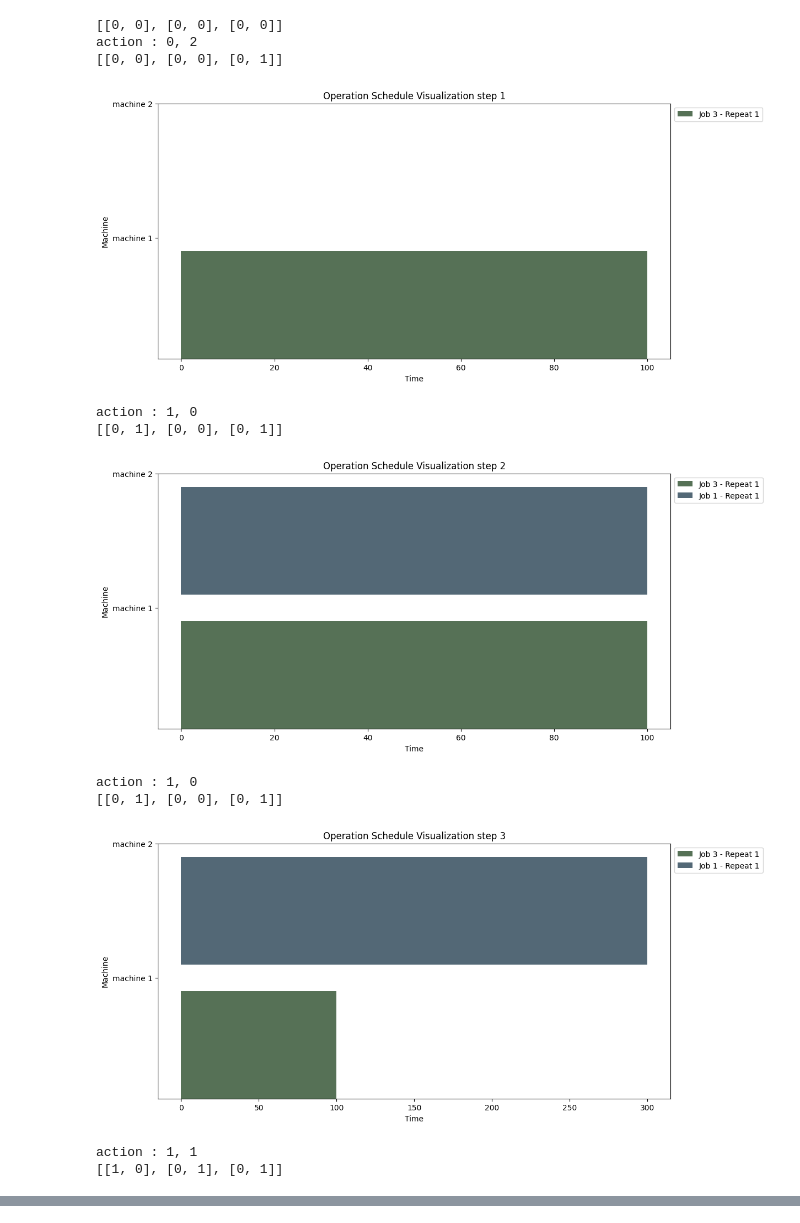
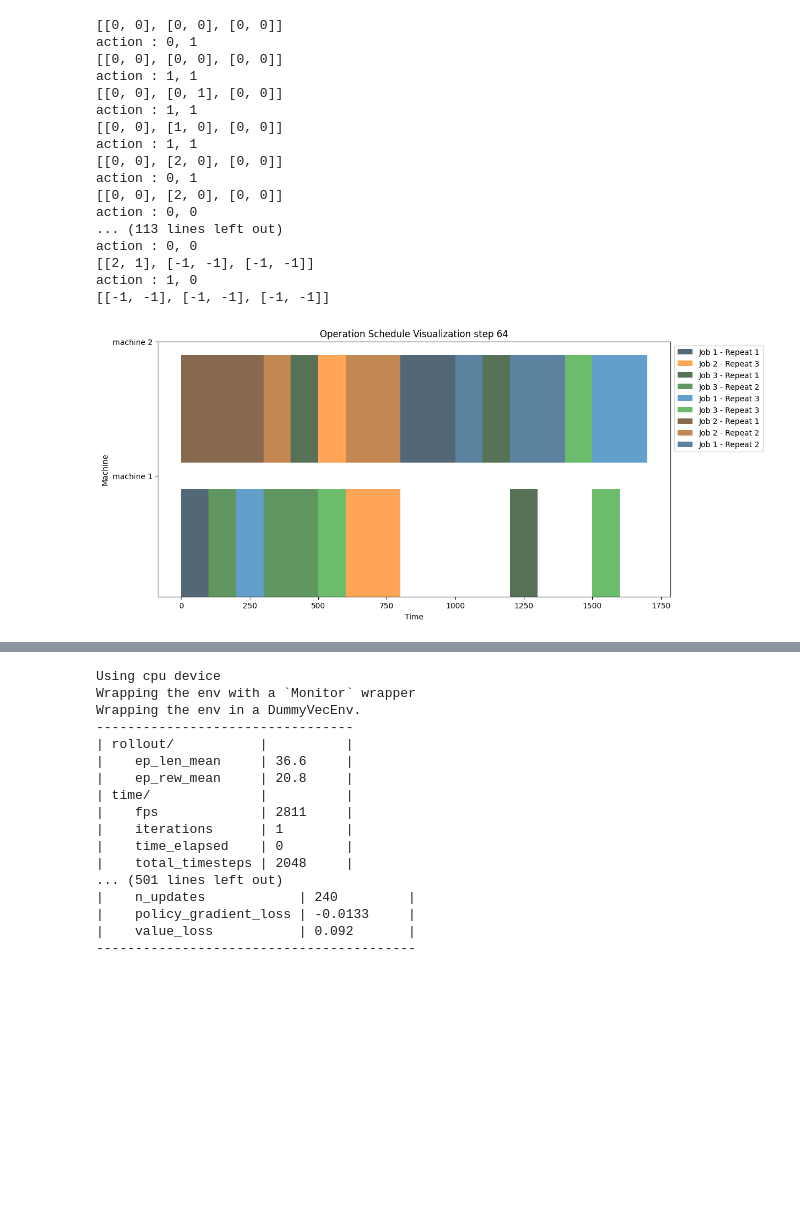
Before and after one commit to Huch0/RL-Scheduler, a Jupyter notebook: Test_CustomRepeatableEnv.ipynb, the cells around one changed output, grey strips where cells are left out. Drawn from its saved outputs; the diff is of its cells as text; code cells hidden in the pictures; blank space fills up the shorter version.

```diff
--- a/Test_CustomRepeatableEnv.ipynb
+++ b/Test_CustomRepeatableEnv.ipynb
@@ -24,39 +24,43 @@ env = SchedulingEnv(machine_config_path= "instances/Machines/v0-2.json", job_con
 # %%
 step = 0
 obs, info = env.reset()
 print(info['schedule_buffer'])
 
 while True:
     step += 1
     action = env.action_space.sample()
     obs, reward, terminated, truncated, info = env.step(action)
     print(f"action : {action // 3}, {action % 3}")
     print(info['schedule_buffer'])
-    env.render()
-
     # env.visualize_graph()
     done = terminated or truncated
 
 
     if done:
         # print("Goal reached!", "final score=", reward)
         # print('finish_time', info['finish_time'])
         # print('job_density', info['job_density'])
         # print('machine_operation_rate', info['machine_operation_rate'])
         # print('job_deadline', info['job_deadline'])
         # print('job_time_exceeded', info['job_time_exceeded'])
         env.render()
         break
 # %% [output]
 [[0, 0], [0, 0], [0, 0]]
-action : 0, 2
-[[0, 0], [0, 0], [0, 1]]
+action : 0, 1
+[[0, 0], [0, 0], [0, 0]]
+action : 1, 1
+[[0, 0], [0, 1], [0, 0]]
+action : 1, 1
+[[0, 0], [1, 0], [0, 0]]
+action : 1, 1
+[[0, 0], [2, 0], [0, 0]]
+action : 0, 1
+[[0, 0], [2, 0], [0, 0]]
+action : 0, 0
+... (113 lines left out)
+action : 0, 0
+[[2, 1], [-1, -1], [-1, -1]]
+action : 1, 0
+[[-1, -1], [-1, -1], [-1, -1]]
-[figure, old version]
+[figure, new version]
-action : 1, 0
-[[0, 1], [0, 0], [0, 1]]
-[figure, removed]
-action : 1, 0
-[[0, 1], [0, 0], [0, 1]]
-[figure, removed]
-action : 1, 1
-[[1, 0], [0, 1], [0, 1]]
@@ -71,2 +67,20 @@ action : 1, 0
 # %%
-model = PPO('MultiInputPolicy', env, verbose=1).learn(200000)
+model = PPO('MultiInputPolicy', env, verbose=1).learn(50000)
+# %% [output]
+Using cpu device
+Wrapping the env with a `Monitor` wrapper
+Wrapping the env in a DummyVecEnv.
+---------------------------------
+| rollout/           |          |
+|    ep_len_mean     | 36.6     |
+|    ep_rew_mean     | 20.8     |
+| time/              |          |
+|    fps             | 2811     |
+|    iterations      | 1        |
+|    time_elapsed    | 0        |
+|    total_timesteps | 2048     |
+... (501 lines left out)
+|    n_updates            | 240         |
+|    policy_gradient_loss | -0.0133     |
+|    value_loss           | 0.092       |
+-----------------------------------------
```
Also changed, not shown: parts of 3 cells of this notebook, 2 other files.
